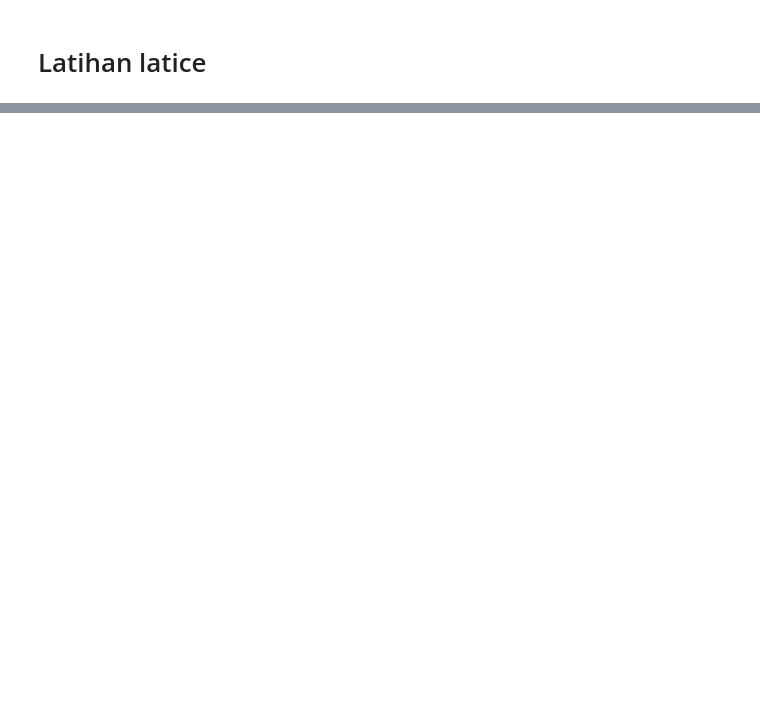
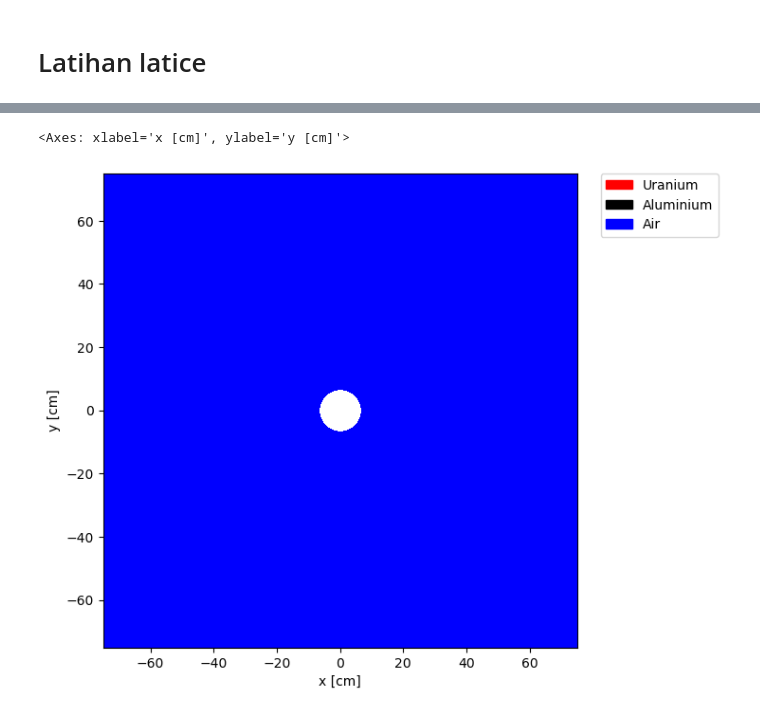
Before and after one commit to dhiyasalmas/openmc, a Jupyter notebook: Repeated_Structures.ipynb, the cells around one changed output, grey strips where cells are left out. Cells and saved outputs as stored; diff of their text form; code cells hidden in the pictures; blank space fills up the shorter version.

```diff
--- a/Repeated_Structures.ipynb
+++ b/Repeated_Structures.ipynb
@@ -82,3 +88,8 @@ geom.export_to_xml()
+# %%
+SurroundingWater_cell.plot(basis='xy', width=(150,150), origin=(0,0,0), pixels=(500,500), color_by="material", colors=material_colors, legend=True)
+# %% [output]
+<Axes: xlabel='x [cm]', ylabel='y [cm]'>
+[figure, added]
 # %%
 geom.plot(basis='xy', width=(150,150), origin=(0,0,0), pixels=(500,500), color_by="material", colors=material_colors, legend=True)
 geom.plot(basis='xz', width=(150,150), origin=(0,0,0), pixels=(500,500), color_by='material', colors=material_colors, legend=True)
```
Also changed, not shown: parts of 5 cells of this notebook, 2 other files.
